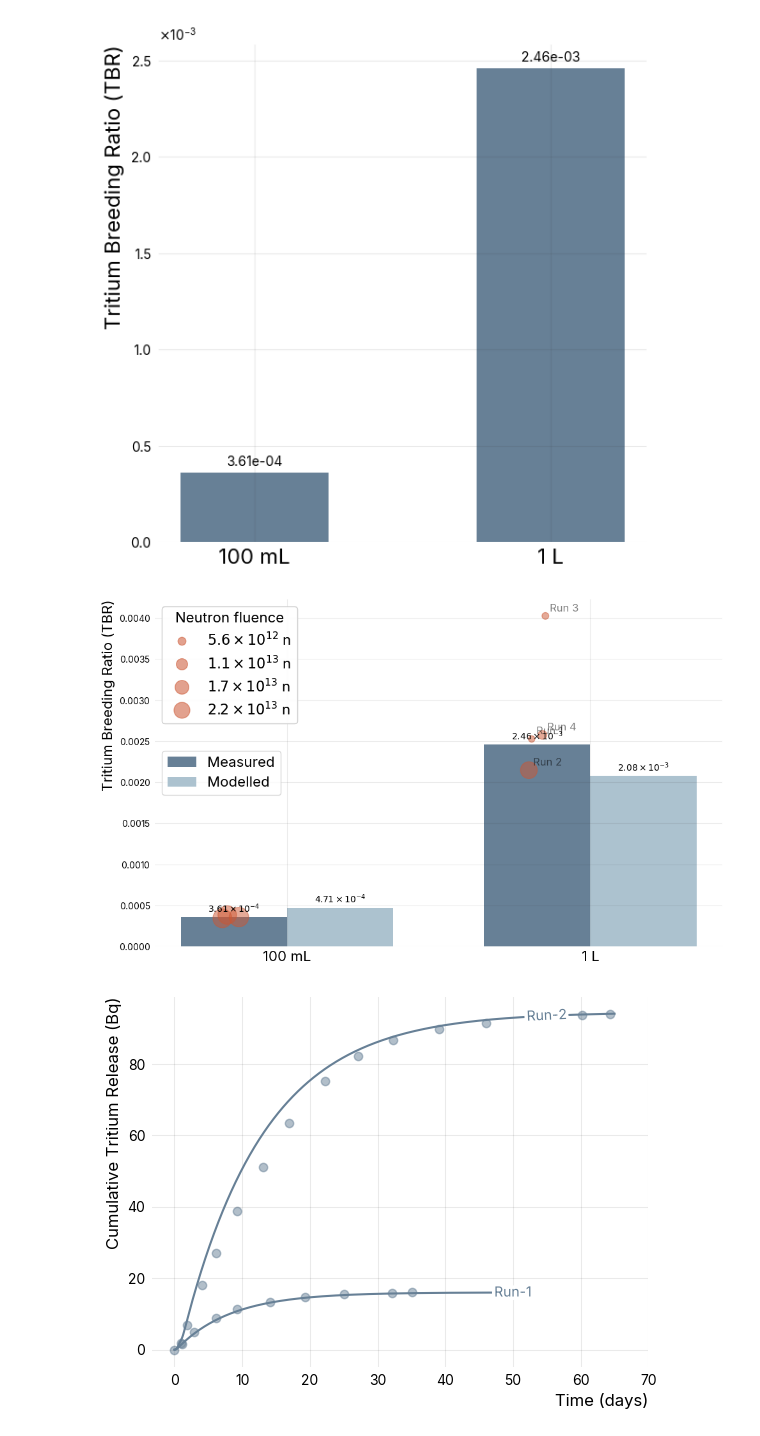
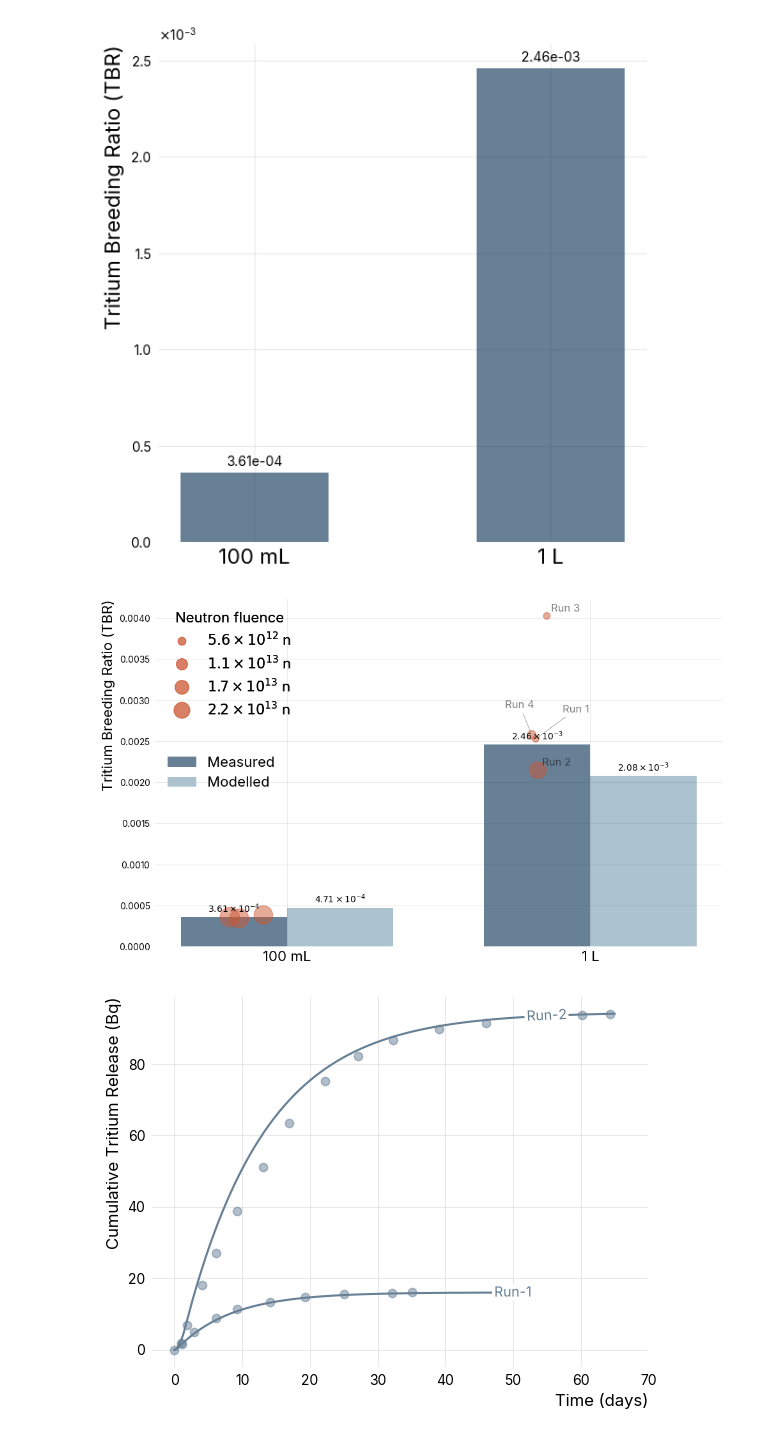
Before and after one commit to LIBRA-project/baby-1l-paper, a Jupyter notebook: main.ipynb, the cells around one changed output. Saved outputs shown, nothing was run; the diff lists cells and outputs as text; code cells hidden in the pictures.

Commit message:
improved plotting

```diff
--- a/main.ipynb
+++ b/main.ipynb
@@ -267,6 +267,8 @@ def sci_formatter(x):
 # plot of TBRs for 100 mL and 1L + comparison with OpenMC
 from matplotlib.ticker import ScalarFormatter
 import matplotlib.pyplot as plt
+
+np.random.seed(5)
 
 # Set up the data
 x = np.arange(2)  # Two positions for 100 mL and 1L
@@ -321,7 +323,7 @@ scatter = plt.scatter(
     s=size,
     color=scatter.get_facecolor(),
 )
-for i in range(1, 5):
+for i in [2, 3]:
     plt.annotate(
         f"Run {i}",
         xy=((1 - width / 2) + x_jitter[i-1], df_tbr.loc[f"1L run {i}", "measured_tbr"]),
@@ -330,6 +332,26 @@ for i in range(1, 5):
         textcoords="offset points",
         alpha=0.5,
     )
+
+plt.annotate(
+    "Run 1",
+    xy=((1 - width / 2) + x_jitter[0], df_tbr.loc[f"1L run 1", "measured_tbr"]),
+    xytext=(30, 30),
+    fontsize=12,
+    textcoords="offset points",
+    arrowprops=dict(arrowstyle='-', lw=0.5, alpha=0.5),
+    alpha=0.5,
+)
+
+plt.annotate(
+    "Run 4",
+    xy=((1 - width / 2) + x_jitter[3], df_tbr.loc[f"1L run 4", "measured_tbr"]),
+    xytext=(-30, 30),
+    fontsize=12,
+    textcoords="offset points",
+    arrowprops=dict(arrowstyle='-', lw=0.5, alpha=0.5),
+    alpha=0.5,
+)
 
 
 # Set up scientific notation for y-axis
@@ -352,36 +374,37 @@ ax.bar_label(modelled_bars, fmt=sci_formatter, padding=3)
 handles, labels = scatter.legend_elements(prop="sizes", num=4)
 
 # Convert the size labels back to actual neutron fluence values
 new_labels = []
 for label in labels:
     # Extract the numeric value from the label
     size_val = float(label.strip('$').split('{')[1].split('}')[0])
     # Convert back to actual neutron fluence by multiplying by normalization factor
     actual_fluence = size_val * size_norm_factor
     # Format as power of 10 using LaTeX
     exponent = int(np.log10(actual_fluence))
     mantissa = actual_fluence / (10**exponent)
     new_labels.append(f'${mantissa:.1f} \\times 10^{{{exponent}}}$ n')
 
 
-bar_legend = ax.legend(loc="center left", fontsize=16)
+bar_legend = ax.legend(loc="center left", fontsize=16, frameon=False)
 
-legend = ax.legend(handles, new_labels, title="Neutron fluence", fontsize=16, title_fontsize=16, loc="upper left")
+legend = ax.legend(handles, new_labels, title="Neutron fluence", fontsize=16, title_fontsize=16, loc="upper left", frameon=False)
 
 # Color the legend circles
 for i, handle in enumerate(legend.legend_handles):
     handle.set_color(scatter.get_facecolor())
     handle.set_alpha(scatter.get_alpha())
 
 ax.add_artist(legend)
 ax.add_artist(bar_legend)
 
 plt.tight_layout()
 plt.savefig("tbr_comparison.svg", bbox_inches="tight")
 plt.savefig("tbr_comparison.pdf")
+
 plt.show()
 # %% [output]
-[figure, old version]
+[figure, new version]
 # %%
 from libra_toolbox.tritium.model import Model
 
```
